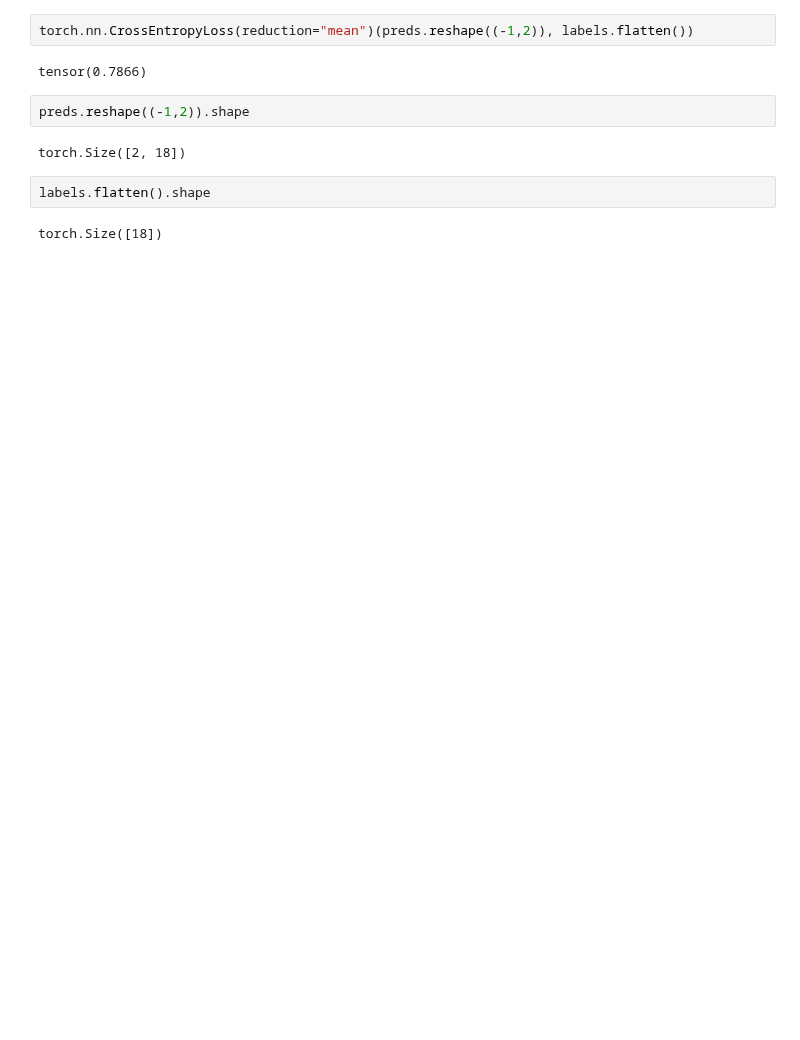
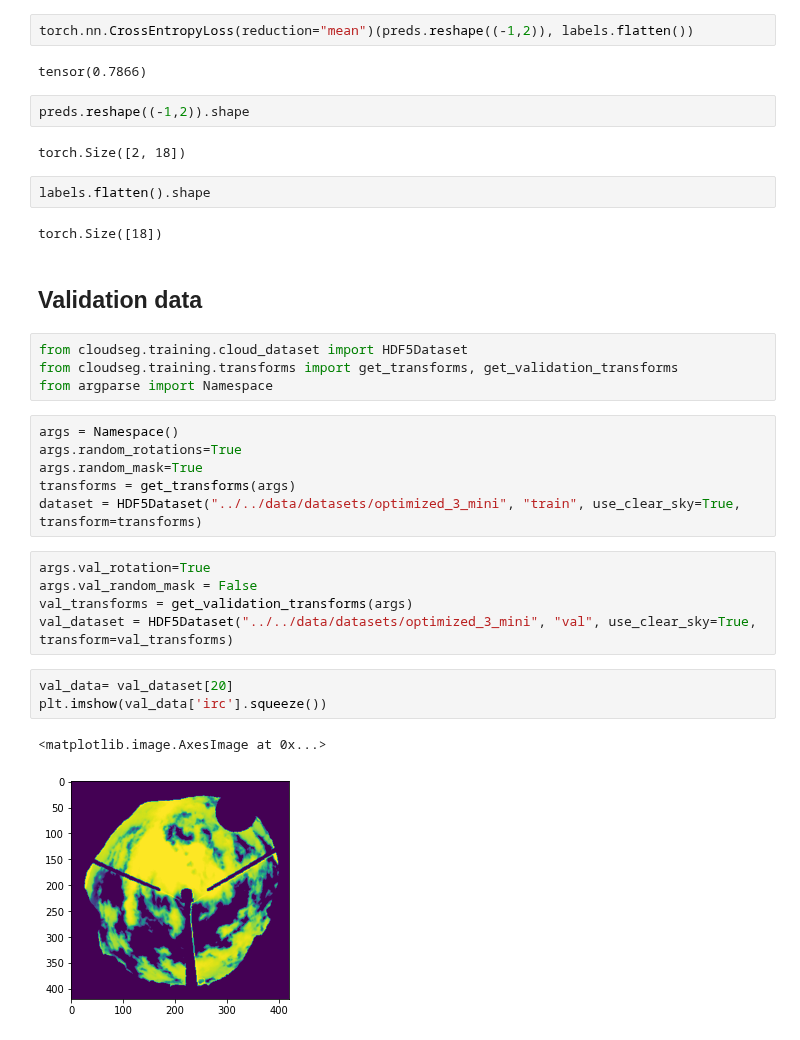
Before and after one commit to elrichgro/cloudseg, a Jupyter notebook: cloudseg/notebooks/test_script_output.ipynb, the cells around one changed output. Cells and saved outputs as stored; diff of their text form; blank space fills up the shorter version.

Commit message:
Validation set testing

```diff
--- a/cloudseg/notebooks/test_script_output.ipynb
+++ b/cloudseg/notebooks/test_script_output.ipynb
@@ -350,3 +349,26 @@ torch.Size([2, 18])
 labels.flatten().shape
 # %% [output]
 torch.Size([18])
+# %% [markdown]
+## Validation data
+# %%
+from cloudseg.training.cloud_dataset import HDF5Dataset
+from cloudseg.training.transforms import get_transforms, get_validation_transforms
+from argparse import Namespace
+# %%
+args = Namespace()
+args.random_rotations=True
+args.random_mask=True
+transforms = get_transforms(args)
+dataset = HDF5Dataset("../../data/datasets/optimized_3_mini", "train", use_clear_sky=True, transform=transforms)
+# %%
+args.val_rotation=True
+args.val_random_mask = False
+val_transforms = get_validation_transforms(args)
+val_dataset = HDF5Dataset("../../data/datasets/optimized_3_mini", "val", use_clear_sky=True, transform=val_transforms)
+# %%
+val_data= val_dataset[20]
+plt.imshow(val_data['irc'].squeeze())
+# %% [output]
+<matplotlib.image.AxesImage at 0x...>
+[figure, added]
```
Also changed, not shown: parts of 3 cells of this notebook.
